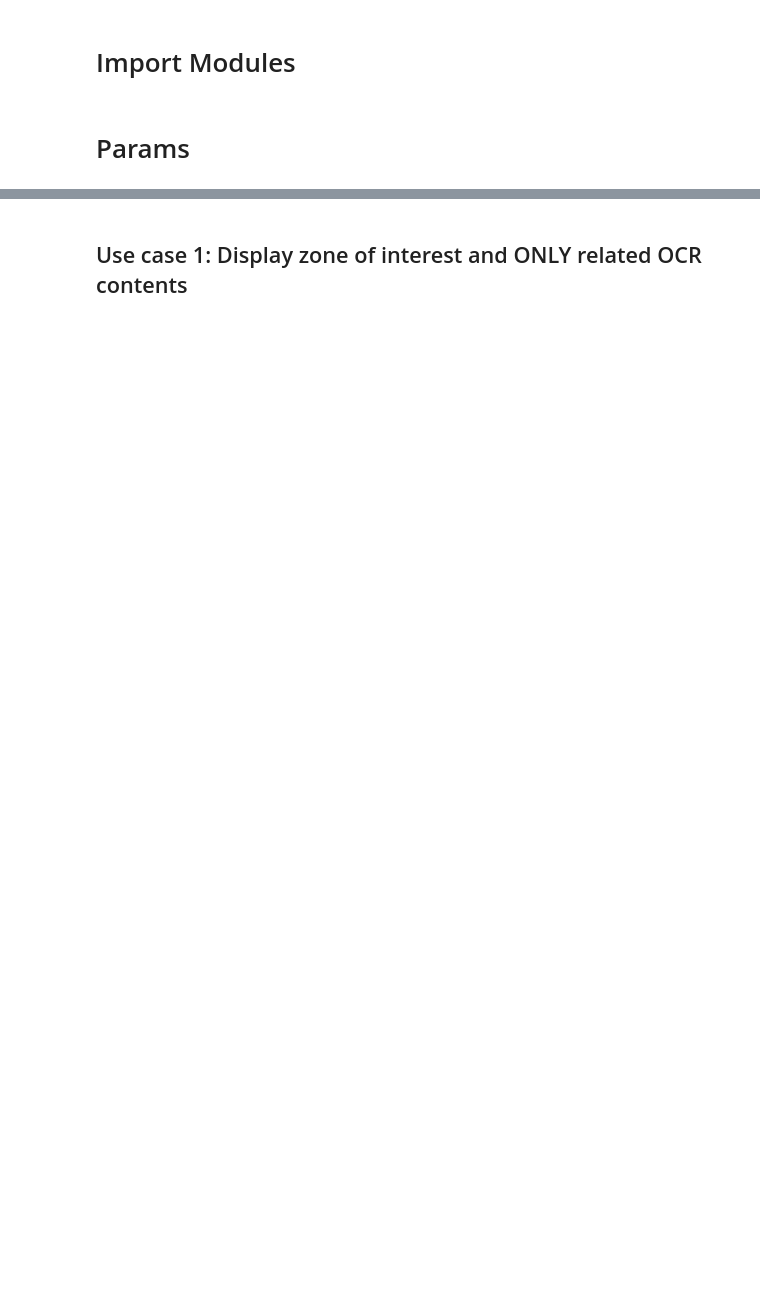
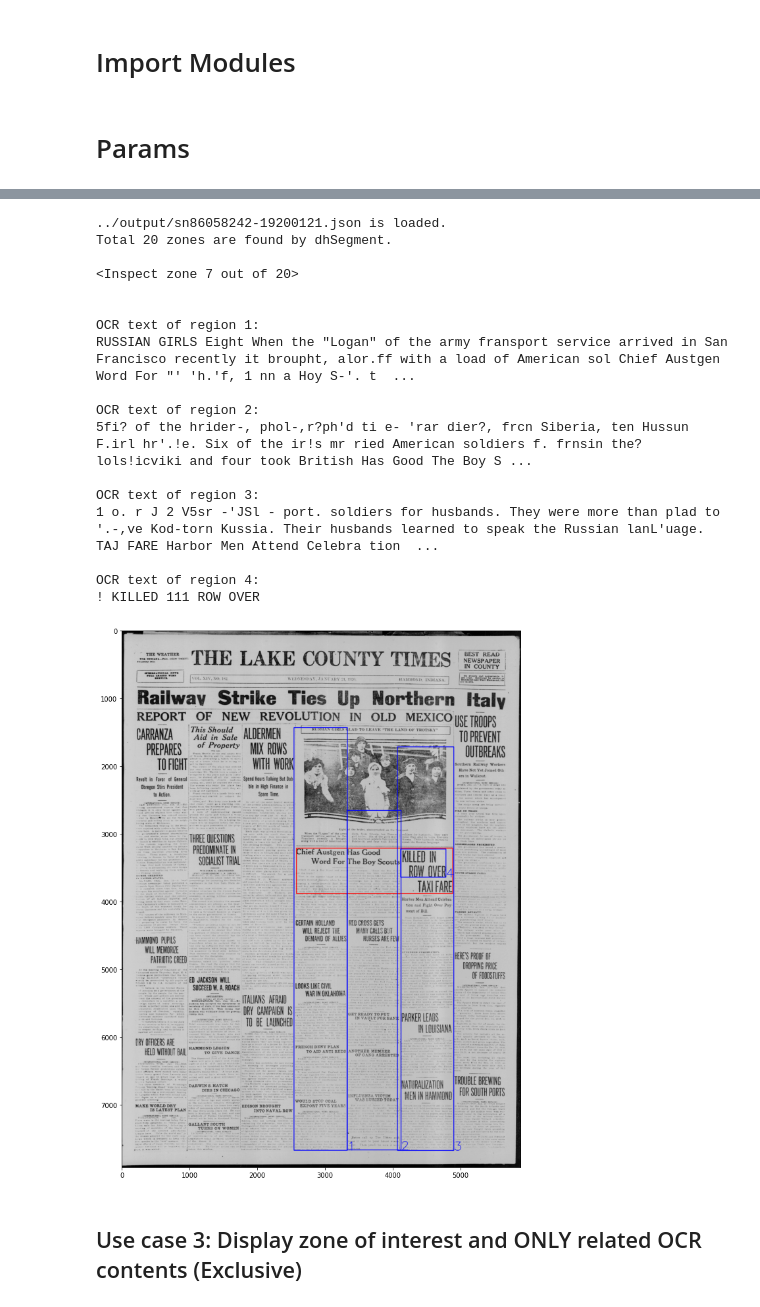
Before and after one commit to chulwoopack/Zone2OCR, a Jupyter notebook: demo/Interactive Demo.ipynb, the cells around one changed output, grey strips where cells are left out. Saved outputs shown, nothing was run; the diff lists cells and outputs as text; code cells hidden in the pictures; blank space fills up the shorter version.

```diff
--- a/demo/Interactive Demo.ipynb
+++ b/demo/Interactive Demo.ipynb
@@ -210,0 +65,29 @@ with open(os.path.join(SAVE_PATH,out_json_filename),'w') as out_json_fp:
+# %%
+zone_xml_file_path = '../example/zone_xmls/sn86058242-19200121_dhSegment.xml'
+ocr_xml_file_path  = '../example/ocr_xmls/sn86058242-19200121.xml'
+
+USECASE = 2
+
+
+"""Step 1: Zone Processing
+"""
+zone_textBlocks = process_zone(zone_xml_file_path, DEBUG=True)
+
+
+"""Step 2: OCR Processing
+"""
+ocr_textBlocks, factor = process_ocr(ocr_xml_file_path, DEBUG=True)
+
+
+"""Step 3: Mapping
+"""
+map_json = mapping(zone_textBlocks=zone_textBlocks,
+                   ocr_textBlocks=ocr_textBlocks,
+                   factor=factor,
+                   usecase=USECASE,
+                   iou_threshold=0.03)
+
+"""Step 4: Save json
+"""
+out_json_filename = os.path.basename(ocr_xml_file_path).split('.')[0] + '.json'
+save_json(SAVE_PATH, out_json_filename, map_json)
@@ -211,2 +106,29 @@ with open(os.path.join(SAVE_PATH,out_json_filename),'w') as out_json_fp:
+# %%
+"""Step 5: Visualize
+"""
+# Change "REGION_IDX" to explore various regions
+REGION_IDX = 6
+
+json_file_path = os.path.join(SAVE_PATH, out_json_filename)
+visualize(json_file_path, usecase=USECASE, region_idx=REGION_IDX)
+# %% [output]
+../output/sn86058242-19200121.json is loaded.
+Total 20 zones are found by dhSegment.
+
+<Inspect zone 7 out of 20>
+
+
+OCR text of region 1:
+RUSSIAN GIRLS Eight When the "Logan" of the army fransport service arrived in San Francisco recently it broupht, alor.ff with a load of American sol Chief Austgen Word For "' 'h.'f, 1 nn a Hoy S-'. t  ...
+
+OCR text of region 2:
+5fi? of the hrider-, phol-,r?ph'd ti e- 'rar dier?, frcn Siberia, ten Hussun F.irl hr'.!e. Six of the ir!s mr ried American soldiers f. frnsin the? lols!icviki and four took British Has Good The Boy S ...
+
+OCR text of region 3:
+1 o. r J 2 V5sr -'JSl - port. soldiers for husbands. They were more than plad to '.-,ve Kod-torn Kussia. Their husbands learned to speak the Russian lanL'uage. TAJ FARE Harbor Men Attend Celebra tion  ...
+
+OCR text of region 4:
+! KILLED 111 ROW OVER
+[figure, added]
 # %% [markdown]
-## Use case 1: Display zone of interest and ONLY related OCR contents
+## Use case 3: Display zone of interest and ONLY related OCR contents (Exclusive)
```
Also changed, not shown: parts of 20 cells of this notebook.
